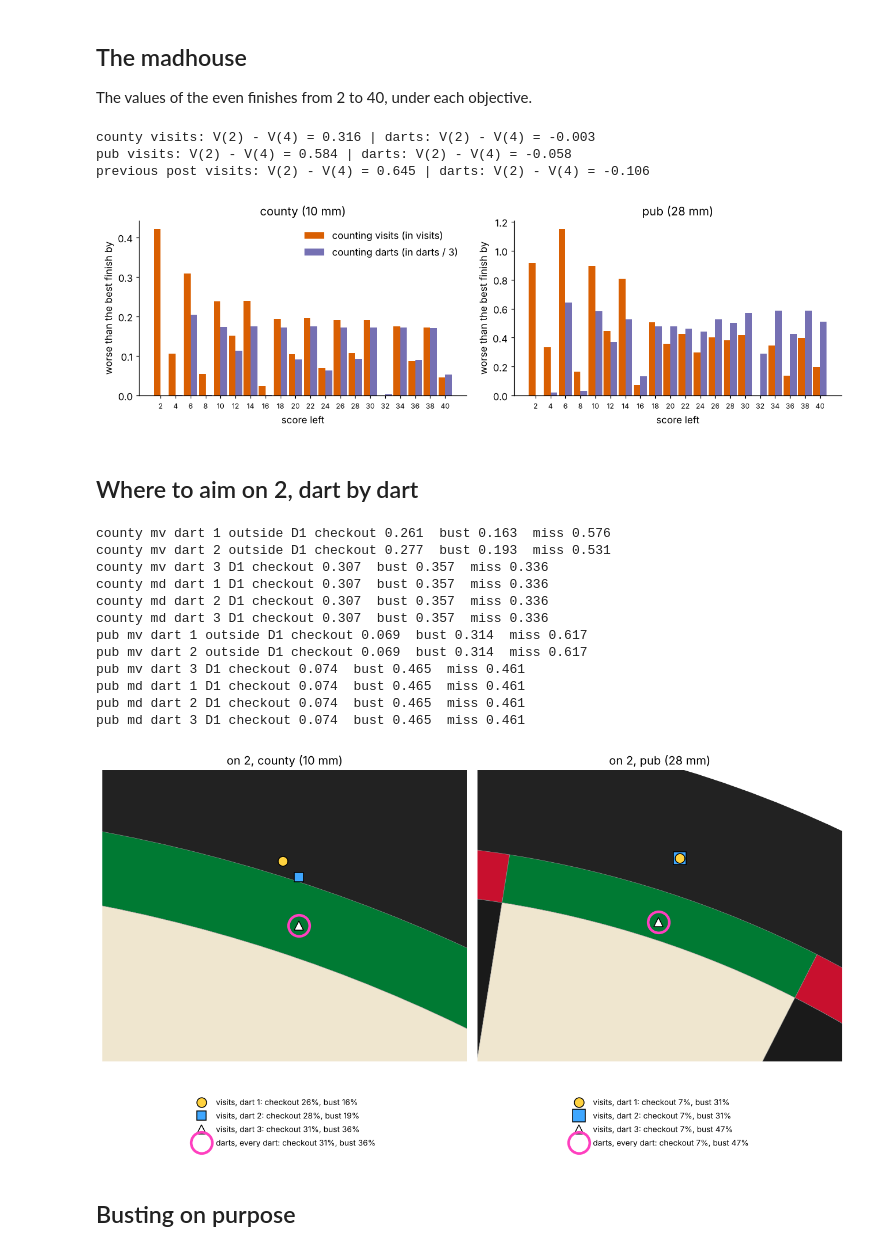
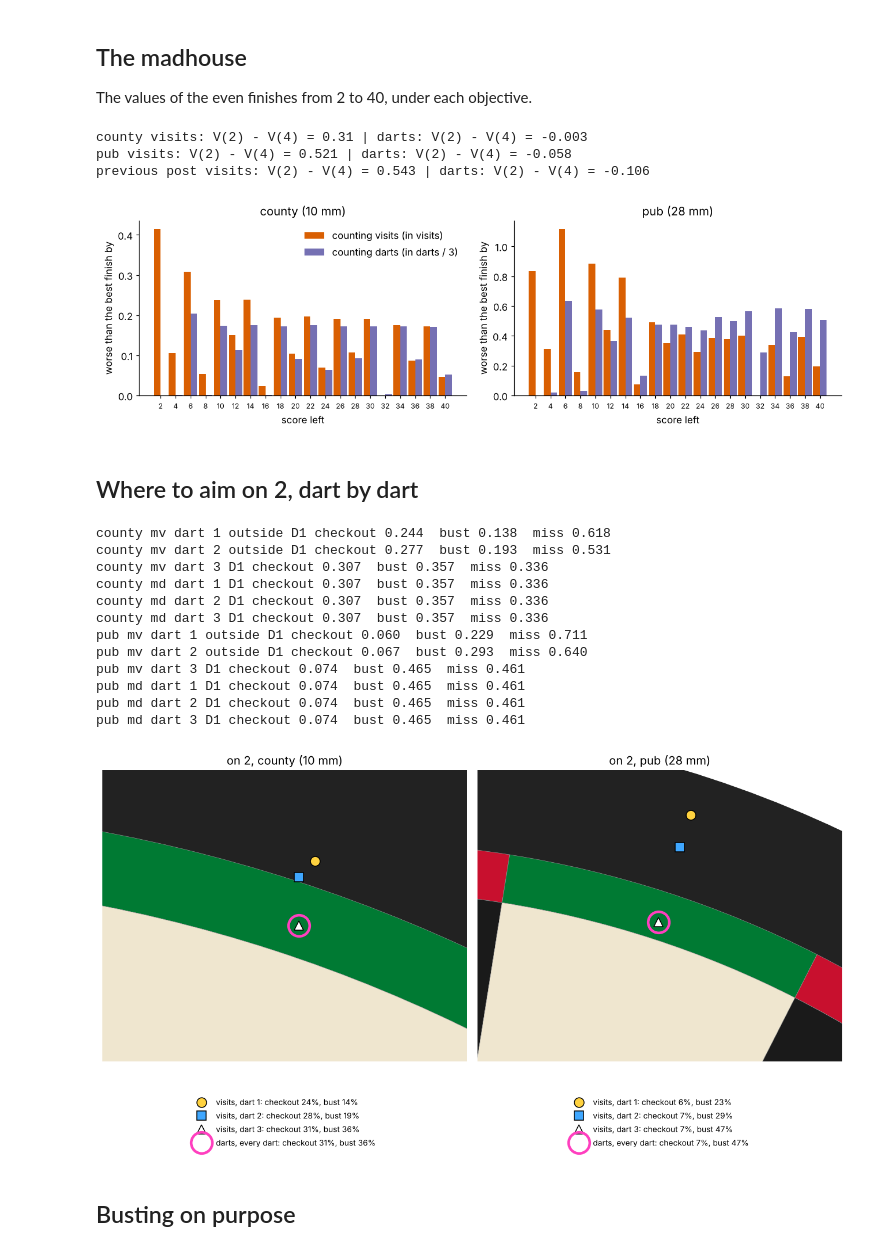
Before and after one commit to mjc239/DartsStrats, a Jupyter notebook: notebooks/Posts/2026-11-count-visits-not-darts.ipynb, the cells around one changed output. Cells and saved outputs as stored; diff of their text form; code cells hidden in the pictures.

```diff
--- a/notebooks/Posts/2026-11-count-visits-not-darts.ipynb
+++ b/notebooks/Posts/2026-11-count-visits-not-darts.ipynb
@@ -33,13 +37,17 @@ OUT.mkdir(parents=True, exist_ok=True)
 plt.rcParams.update({"figure.dpi": 110, "savefig.dpi": 150, "font.size": 11,
                      "axes.spines.top": False, "axes.spines.right": False})
 BOARD_PIXELS, STRIDE, START = 512, 2, 501
+# Aim up to 20 mm beyond the double ring, at every standard. transition_arrays's
+# default is a quarter of sigma (2.5 mm for a 10 mm thrower), which pinned the
+# best aim on 2 to the edge of the grid in the first version of this post.
+AIM_MARGIN_MM = 20.0
 # %% [markdown]
 ## The machinery
 
 Three solvers and one evaluator.
 # %%
 def build(sigma):
-    tr = transition_arrays(BOARD_PIXELS, sigma, point_stride=STRIDE)
+    tr = transition_arrays(BOARD_PIXELS, sigma, point_stride=STRIDE, margin_mm=AIM_MARGIN_MM)
     S = tr["allowed_scores"].astype(int)
     order = np.argsort(S)
     tr["S"] = S[order]
@@ -339,10 +347,10 @@ for band in ["county", "pub", "previous post"]:
     print(band, "visits: V(2) - V(4) =", round(-k["mv"].V1[2] + k["mv"].V1[4], 3),
           "| darts: V(2) - V(4) =", round(-k["md"].V1[2] + k["md"].V1[4], 3))
 # %% [output]
-county visits: V(2) - V(4) = 0.316 | darts: V(2) - V(4) = -0.003
-pub visits: V(2) - V(4) = 0.584 | darts: V(2) - V(4) = -0.058
-previous post visits: V(2) - V(4) = 0.645 | darts: V(2) - V(4) = -0.106
+county visits: V(2) - V(4) = 0.31 | darts: V(2) - V(4) = -0.003
+pub visits: V(2) - V(4) = 0.521 | darts: V(2) - V(4) = -0.058
+previous post visits: V(2) - V(4) = 0.543 | darts: V(2) - V(4) = -0.106
-[figure, old version]
+[figure, new version]
 # %% [markdown]
 ## Where to aim on 2, dart by dart
 # %%
@@ -399,40 +407,40 @@ for ax, band in zip(axes, ["county", "pub"]):
         i = k["mv"].policy(2, d, 2)
         co, bust, miss = describe(tr, i, 2)
         x, y = xy(tr, i)
-        ax.plot(x, y, marker=style[d][0], ms=11 if d != 2 or band == "county" else 15, mfc=style[d][1], mec="black", ls="",
-                zorder=7 if d == 1 else 5, label=f"visits, dart {d}: checkout {co:.0%}, bust {bust:.0%}")
+        ax.plot(x, y, marker=style[d][0], ms=11, mfc=style[d][1], mec="black", ls="",
+                zorder=5, label=f"visits, dart {d}: checkout {co:.0%}, bust {bust:.0%}")
     i = k["md"].policy(2, 1, 2)
     co, bust, miss = describe(tr, i, 2)
     x, y = xy(tr, i)
     ax.plot(x, y, marker="o", ms=24, mew=3, mfc="none", mec="#ff3fbf", ls="", zorder=4,
             label=f"darts, every dart: checkout {co:.0%}, bust {bust:.0%}")
     ax.legend(loc="lower center", bbox_to_anchor=(0.5, -0.32), frameon=False, fontsize=9)
     ax.set_title(f"on 2, {band} ({BANDS[band]:g} mm)")
 fig.tight_layout()
 fig.savefig(OUT / "aim-on-two.png", bbox_inches="tight")
 
 for band in ["county", "pub"]:
     k = kept[band]; tr = k["tr"]
     for obj in ("mv", "md"):
         for d in (1, 2, 3):
             i = k[obj].policy(2, d, 2)
             co, bust, miss = describe(tr, i, 2)
             print(band, obj, "dart", d, aim_description(tr["points"][i], BOARD_PIXELS),
                   f"checkout {co:.3f}  bust {bust:.3f}  miss {miss:.3f}")
 # %% [output]
-county mv dart 1 outside D1 checkout 0.261  bust 0.163  miss 0.576
+county mv dart 1 outside D1 checkout 0.244  bust 0.138  miss 0.618
 county mv dart 2 outside D1 checkout 0.277  bust 0.193  miss 0.531
 county mv dart 3 D1 checkout 0.307  bust 0.357  miss 0.336
 county md dart 1 D1 checkout 0.307  bust 0.357  miss 0.336
 county md dart 2 D1 checkout 0.307  bust 0.357  miss 0.336
 county md dart 3 D1 checkout 0.307  bust 0.357  miss 0.336
-pub mv dart 1 outside D1 checkout 0.069  bust 0.314  miss 0.617
-pub mv dart 2 outside D1 checkout 0.069  bust 0.314  miss 0.617
+pub mv dart 1 outside D1 checkout 0.060  bust 0.229  miss 0.711
+pub mv dart 2 outside D1 checkout 0.067  bust 0.293  miss 0.640
 pub mv dart 3 D1 checkout 0.074  bust 0.465  miss 0.461
 pub md dart 1 D1 checkout 0.074  bust 0.465  miss 0.461
 pub md dart 2 D1 checkout 0.074  bust 0.465  miss 0.461
 pub md dart 3 D1 checkout 0.074  bust 0.465  miss 0.461
-[figure, old version]
+[figure, new version]
 # %% [markdown]
 ## Busting on purpose
 # %%
```
Also changed, not shown: parts of 8 cells of this notebook, 3 other files.
